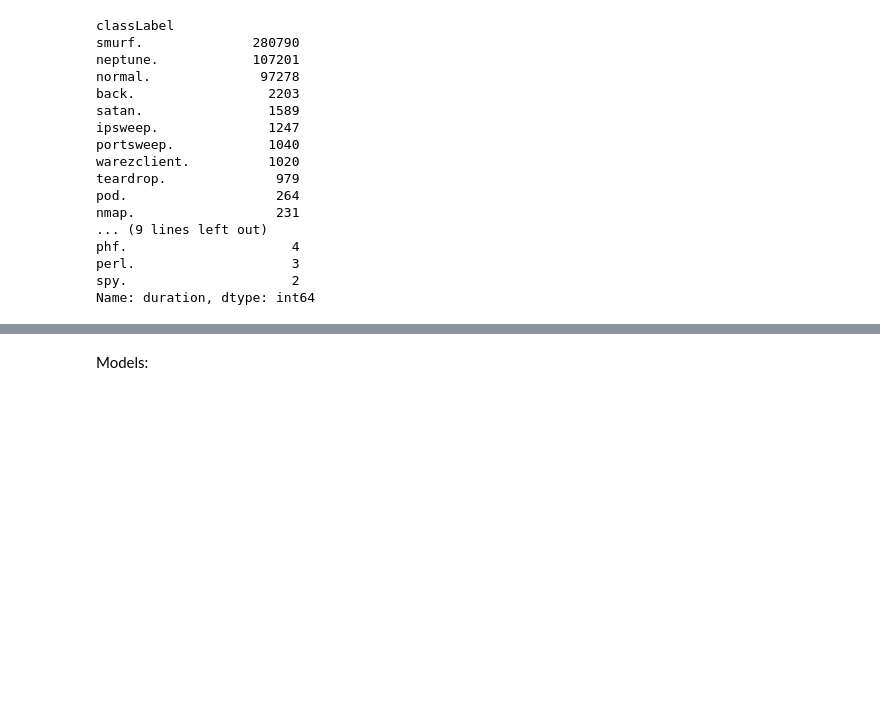
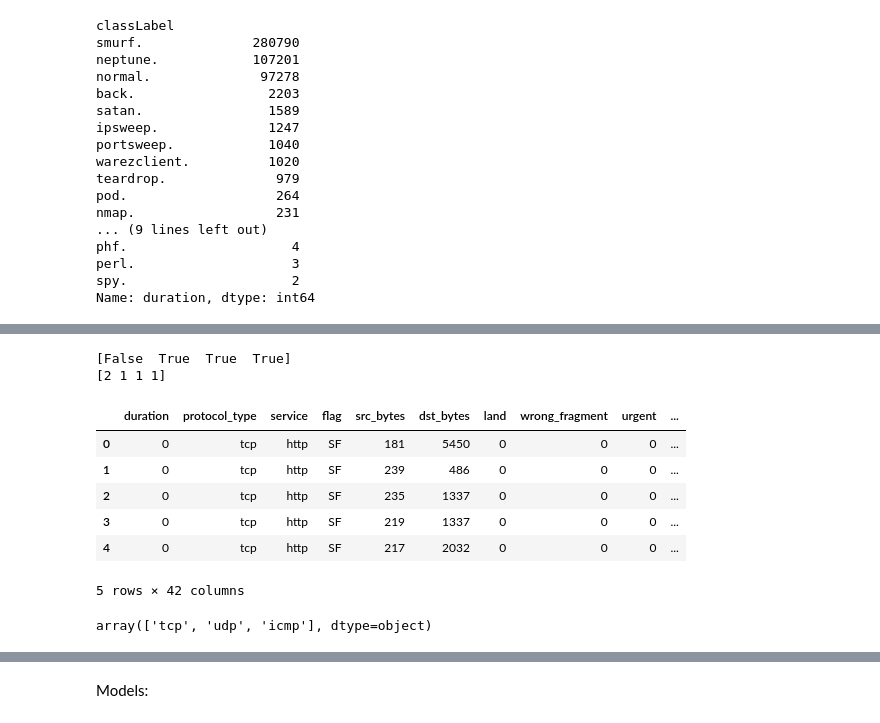
Before and after one commit to kaleoyster/IDS_data_analysis, a Jupyter notebook: initialDataProcessing.ipynb, the cells around one changed output, grey strips where cells are left out. Drawn from its saved outputs; the diff is of its cells as text; code cells hidden in the pictures; blank space fills up the shorter version.

Commit message:
some initial data processing

```diff
--- a/initialDataProcessing.ipynb
+++ b/initialDataProcessing.ipynb
@@ -97,0 +138,44 @@ Name: duration, dtype: int64
+# %%
+
+# Recursive Feature Elimination
+from sklearn import datasets
+from sklearn.feature_selection import RFE
+from sklearn.linear_model import LogisticRegression
+# load the iris datasets
+dataset = datasets.load_iris()
+# create a base classifier used to evaluate a subset of attributes
+model = LogisticRegression()
+# create the RFE model and select 3 attributes
+rfe = RFE(model, 3)
+rfe = rfe.fit(dataset.data, dataset.target)
+# summarize the selection of the attributes
+print(rfe.support_)
+print(rfe.ranking_)
+
+
+from sklearn import datasets
+from sklearn.feature_selection import RFE
+from sklearn.linear_model import LogisiticRegression
+
+dataset = datasets.load_iris()
+#kdd
+
+model = LogisticRegession()
+rfe = RFE(model,3)
+
+rfe = rfe.fit(dataset.data, dataset.target)
+## Split dataset get only truth value .
+## Do some
+# %% [output]
+[False  True  True  True]
+[2 1 1 1]
+# %%
+kdd.head()
+# %% [output]
+|  | duration | protocol_type | service | flag | src_bytes | dst_bytes | land | wrong_fragment | urgent | ... |
+| 0 | 0 | tcp | http | SF | 181 | 5450 | 0 | 0 | 0 | ... |
+| 1 | 0 | tcp | http | SF | 239 | 486 | 0 | 0 | 0 | ... |
+| 2 | 0 | tcp | http | SF | 235 | 1337 | 0 | 0 | 0 | ... |
+| 3 | 0 | tcp | http | SF | 219 | 1337 | 0 | 0 | 0 | ... |
+| 4 | 0 | tcp | http | SF | 217 | 2032 | 0 | 0 | 0 | ... |
+5 rows × 42 columns
@@ -97,0 +195,4 @@ Name: duration, dtype: int64
+# %%
+kdd.protocol_type.unique()
+# %% [output]
+array(['tcp', 'udp', 'icmp'], dtype=object)
```
Also changed, not shown: parts of 16 cells of this notebook.
